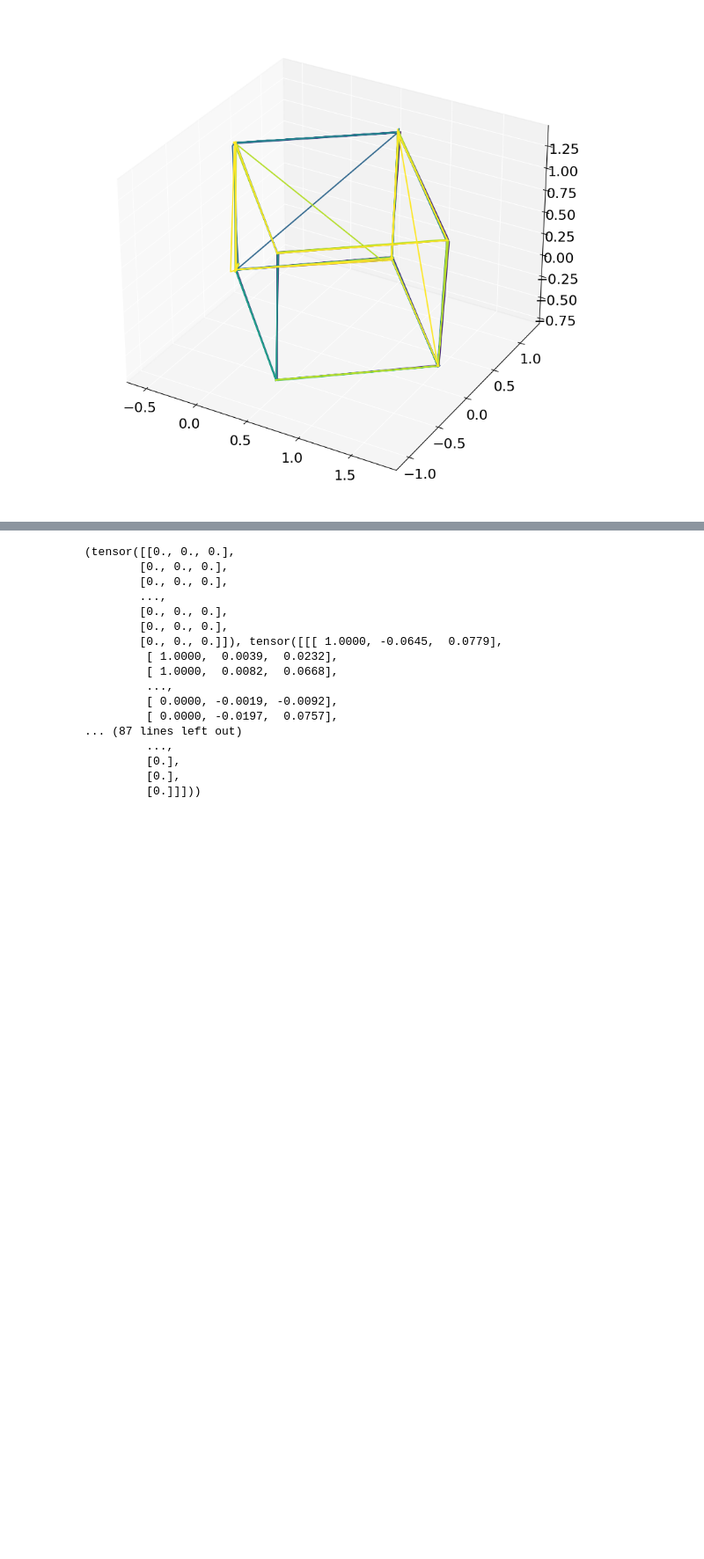
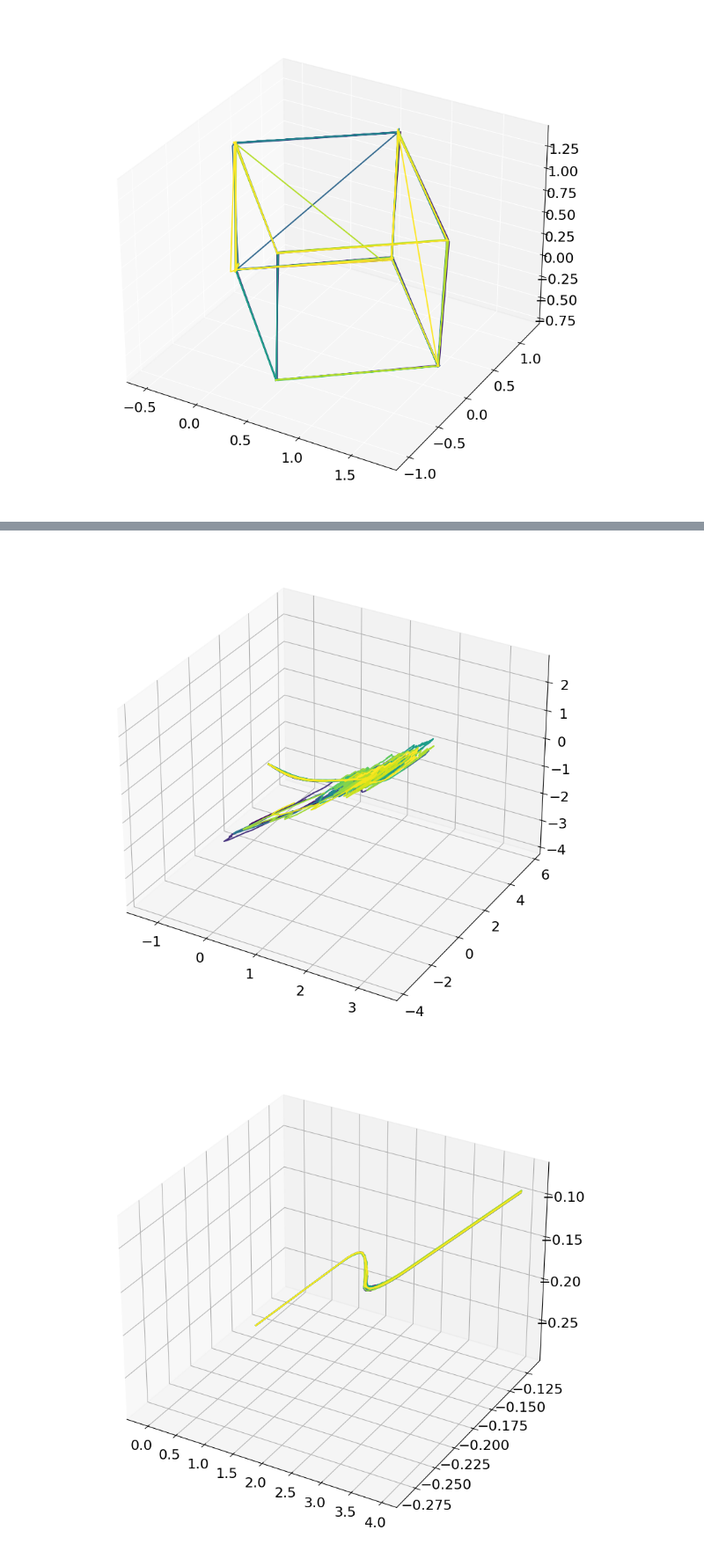
Before and after one commit to alejandradu/ComputationThruDynamicsBenchmark, a Jupyter notebook: examples/notebooks/Task_train+LINT.ipynb, the cells around one changed output, grey strips where cells are left out. Shown at 88% size. Saved outputs shown, nothing was run; the diff lists cells and outputs as text; code cells hidden in the pictures; blank space fills up the shorter version.

Commit message:
pclicks sim trajs

```diff
--- a/examples/notebooks/Task_train+LINT.ipynb
+++ b/examples/notebooks/Task_train+LINT.ipynb
@@ -45,37 +28,26 @@ this is first outputs 0.0
 # %%
 # first very short training on PClicks - loss was 0 always and something is prob wrong
 from ctd.comparison.analysis.tt.tt import Analysis_TT
 
 # 39:1 ratio should be very easy
-path = "/scratch/gpfs/ad2002/content/trained_models/task-trained/20250314_PClicks_NODE/max_epochs=250_weight_decay=1.00E-10_learning_rate=1.00E-02_seed=0_noise=5.00E-02_rateL=20_latent_size=5_layer_hidden_size=64_latent_l2_wt=1.00E-10"
+path = "/scratch/gpfs/ad2002/content/trained_models/task-trained/20250316_PClicks_NODE"
+tune39 = "max_epochs=250_weight_decay=1.00E-10_learning_rate=1.00E-02_seed=0_noise=5.00E-02_rateL=39_latent_size=3_layer_hidden_size=64_latent_l2_wt=1.00E-10"
+tune26 = "max_epochs=250_weight_decay=1.00E-10_learning_rate=1.00E-03_seed=0_noise=5.00E-02_rateL=26_latent_size=3_layer_hidden_size=64_latent_l2_wt=1.00E-10"
 
-node_pclicks_39 = Analysis_TT(run_name = "node_pclicks_39", filepath = path + "/")
+node_pclicks_39 = Analysis_TT(run_name = "node_pclicks_26", filepath = path + "/" + tune39 + "/")
+node_pclicks_26 = Analysis_TT(run_name = "node_pclicks_26", filepath = path + "/" + tune26 + "/")
 
-#node_pclicks_39.plot_trial_io(num_trials = 10)
-# all initial conditions (ics) are 0.0
-# all the targets are 0??
+# node_pclicks_39.plot_trial_io(num_trials = 3)
+# node_pclicks_26.plot_trial_io(num_trials = 3)
 
-print(node_pclicks_39.get_model_inputs())
+# NOTE that running pca takes maximum variance and plotting the trajectories might magnify any noise in them
 
-# node_3bff.plot_trial_latents(num_trials = 10)
+# choose pca and/or tsne when >3 latents
+node_pclicks_26.plot_trial_latents(num_trials = 50, reduce_3_latents=False, pca=True)
+node_pclicks_39.plot_trial_latents(num_trials = 20, reduce_3_latents=False, pca=True)
 # %% [output]
-(tensor([[0., 0., 0.],
-        [0., 0., 0.],
-        [0., 0., 0.],
-        ...,
-        [0., 0., 0.],
-        [0., 0., 0.],
-        [0., 0., 0.]]), tensor([[[ 1.0000, -0.0645,  0.0779],
-         [ 1.0000,  0.0039,  0.0232],
-         [ 1.0000,  0.0082,  0.0668],
-         ...,
-         [ 0.0000, -0.0019, -0.0092],
-         [ 0.0000, -0.0197,  0.0757],
-... (87 lines left out)
-         ...,
-         [0.],
-         [0.],
-         [0.]]]))
+[figure, added]
+[figure, added]
 # %%
 ## Marino Pagan task - just like the paper
 # note that there is a very small but non-zero chance that the target output should be 0 (if everything has tied)
```
Also changed, not shown: parts of 1 cell of this notebook, 2 other files.
